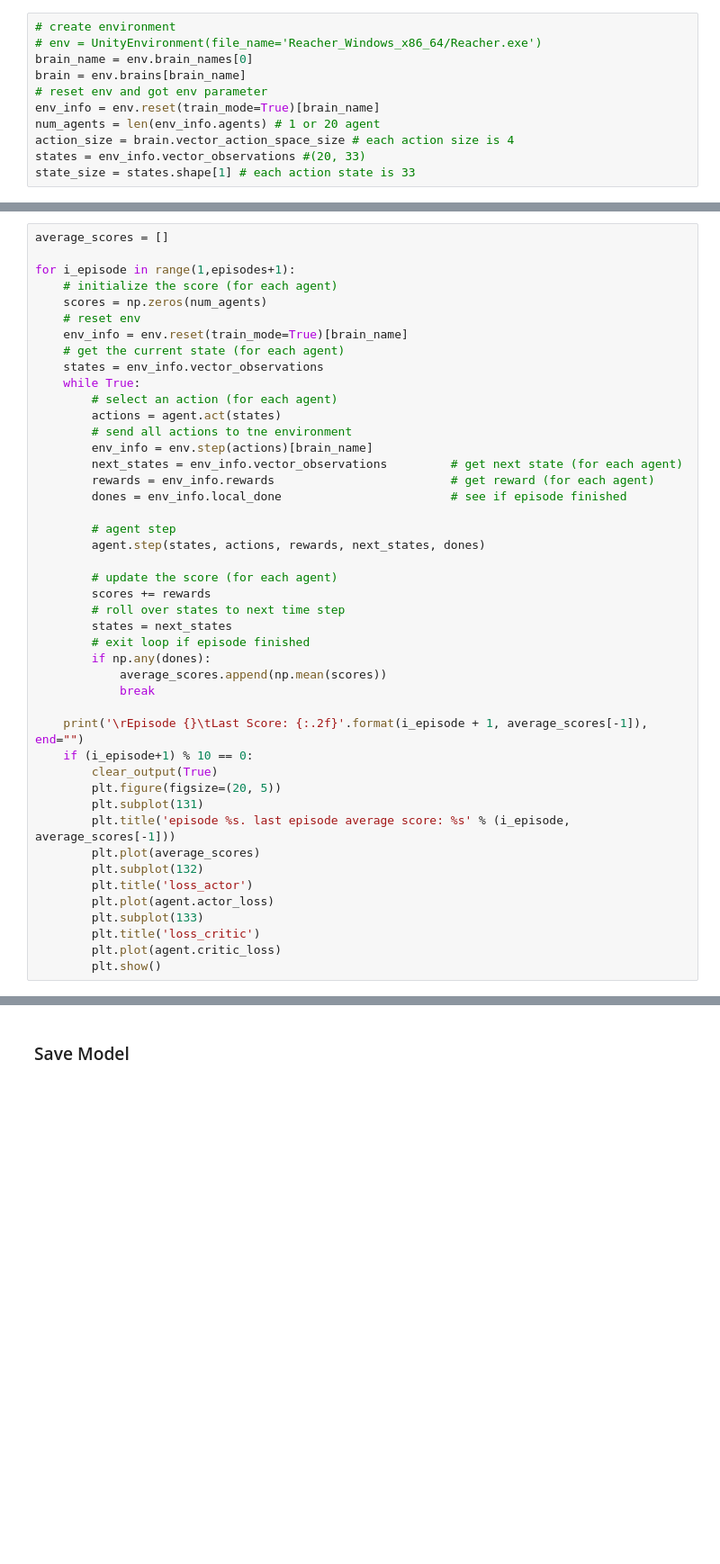
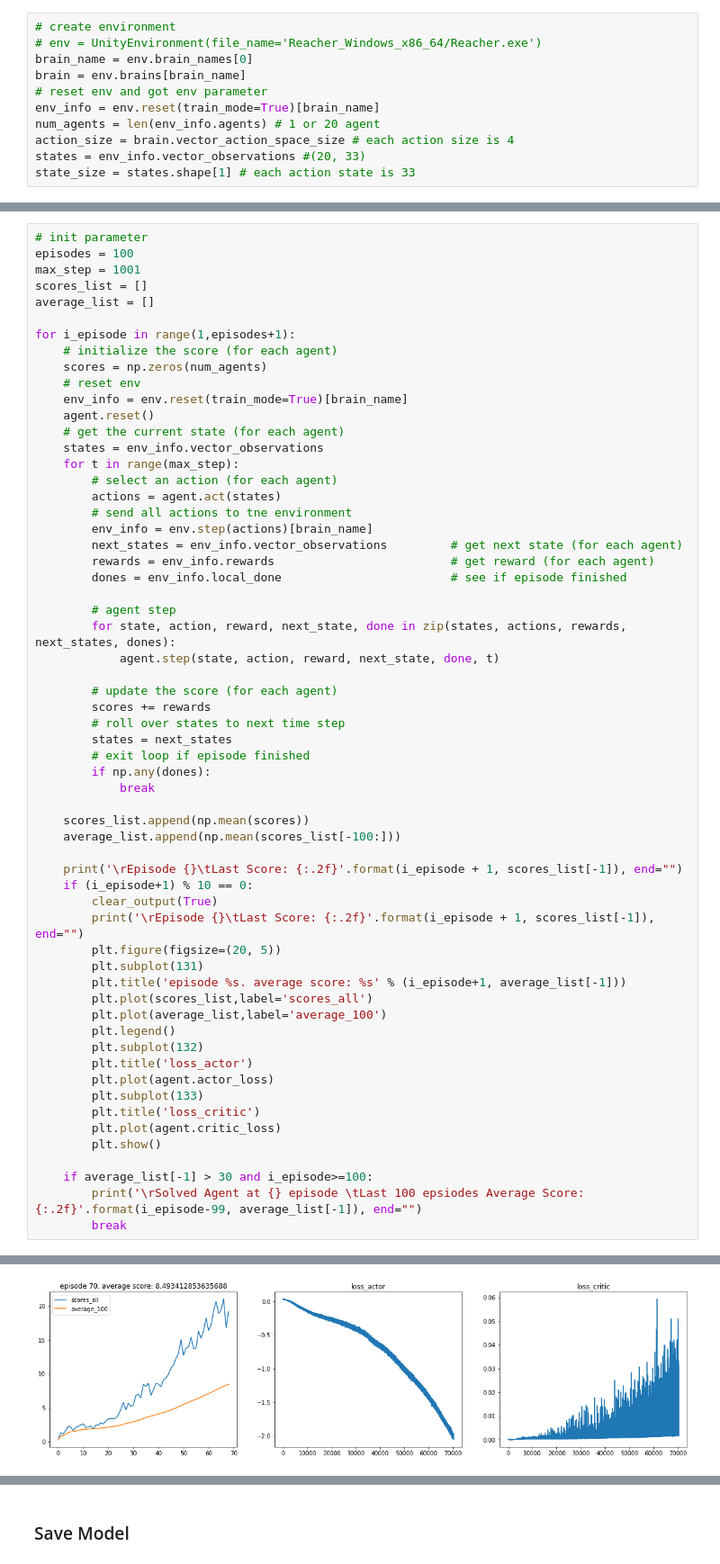
Before and after one commit to JiaRuiming-1/deep-reinforcement-learning, a Jupyter notebook: p2_continuous-control/Continuous_Control.ipynb, the cells around one changed output, grey strips where cells are left out. Shown: that part at 90% size. Drawn from its saved outputs; the diff is of its cells as text; blank space fills up the shorter version.

```diff
--- a/p2_continuous-control/Continuous_Control.ipynb
+++ b/p2_continuous-control/Continuous_Control.ipynb
@@ -154,14 +150,19 @@ episodes = 1000
 # %%
-average_scores = []
+# init parameter
+episodes = 100
+max_step = 1001
+scores_list = []
+average_list = []
 
 for i_episode in range(1,episodes+1):
     # initialize the score (for each agent)
     scores = np.zeros(num_agents)
     # reset env
     env_info = env.reset(train_mode=True)[brain_name]
+    agent.reset()
     # get the current state (for each agent)
     states = env_info.vector_observations
-    while True:
+    for t in range(max_step):
         # select an action (for each agent)
         actions = agent.act(states)
         # send all actions to tne environment
@@ -171,7 +172,8 @@ for i_episode in range(1,episodes+1):
         dones = env_info.local_done                        # see if episode finished
 
         # agent step
-        agent.step(states, actions, rewards, next_states, dones)
+        for state, action, reward, next_state, done in zip(states, actions, rewards, next_states, dones):
+            agent.step(state, action, reward, next_state, done, t)
 
         # update the score (for each agent)
         scores += rewards
@@ -179,16 +181,21 @@ for i_episode in range(1,episodes+1):
         states = next_states
         # exit loop if episode finished
         if np.any(dones):
-            average_scores.append(np.mean(scores))
             break
 
-    print('\rEpisode {}\tLast Score: {:.2f}'.format(i_episode + 1, average_scores[-1]), end="")
+    scores_list.append(np.mean(scores))
+    average_list.append(np.mean(scores_list[-100:]))
+
+    print('\rEpisode {}\tLast Score: {:.2f}'.format(i_episode + 1, scores_list[-1]), end="")
     if (i_episode+1) % 10 == 0:
         clear_output(True)
+        print('\rEpisode {}\tLast Score: {:.2f}'.format(i_episode + 1, scores_list[-1]), end="")
         plt.figure(figsize=(20, 5))
         plt.subplot(131)
-        plt.title('episode %s. last episode average score: %s' % (i_episode, average_scores[-1]))
-        plt.plot(average_scores)
+        plt.title('episode %s. average score: %s' % (i_episode+1, average_list[-1]))
+        plt.plot(scores_list,label='scores_all')
+        plt.plot(average_list,label='average_100')
+        plt.legend()
         plt.subplot(132)
         plt.title('loss_actor')
         plt.plot(agent.actor_loss)
@@ -196,4 +203,8 @@ for i_episode in range(1,episodes+1):
         plt.title('loss_critic')
         plt.plot(agent.critic_loss)
         plt.show()
+
+    if average_list[-1] > 30 and i_episode>=100:
+        print('\rSolved Agent at {} episode \tLast 100 epsiodes Average Score: {:.2f}'.format(i_episode-99, average_list[-1]), end="")
+        break
 # %% [output]
@@ -200,0 +212 @@ Episode 33      Last Score: 0.29
+[figure, added]
```
Also changed, not shown: parts of 7 cells of this notebook.
